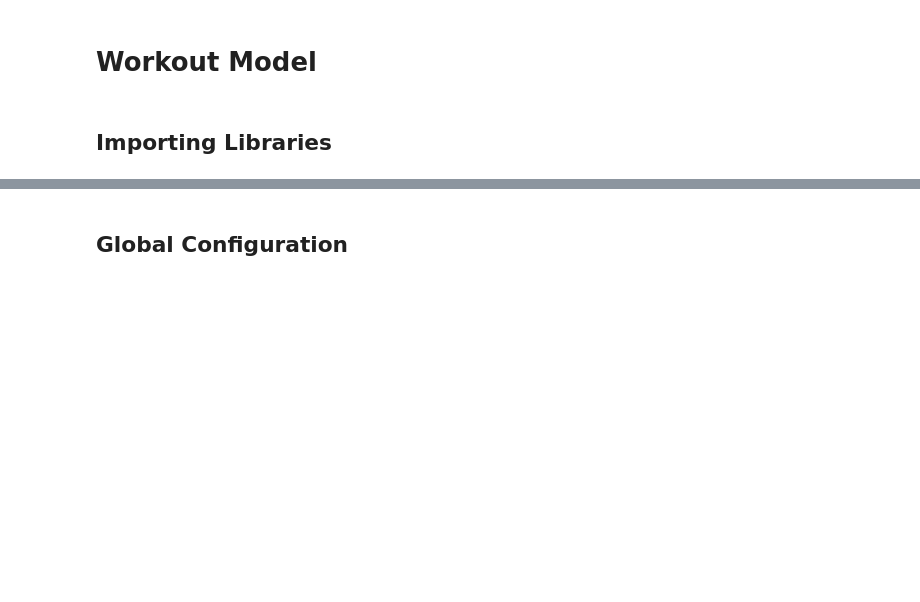
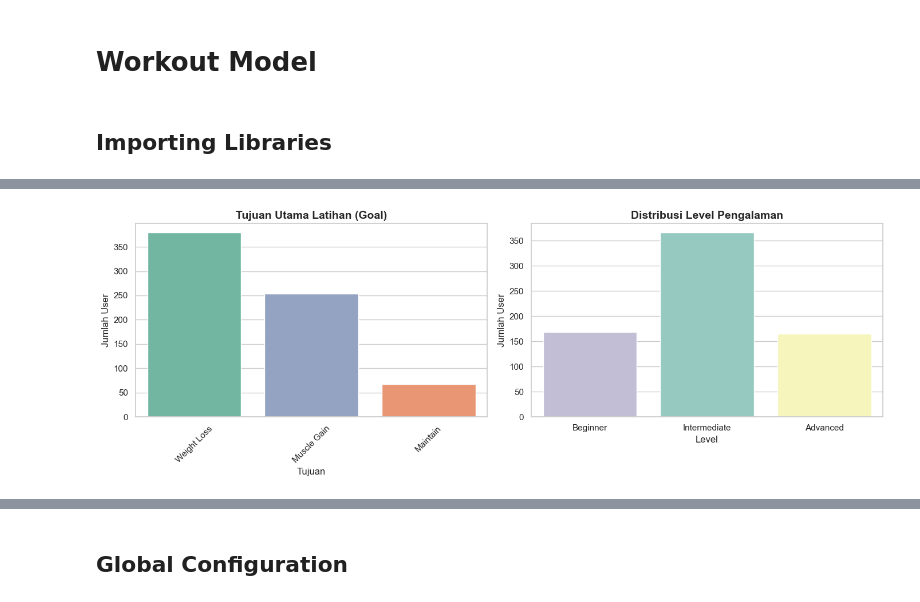
Before and after one commit to crisvito/viktorifit-ml, a Jupyter notebook: notebooks/models/modeling_dataset_workout.ipynb, the cells around one changed output, grey strips where cells are left out. Drawn from its saved outputs; the diff is of its cells as text; code cells hidden in the pictures; blank space fills up the shorter version.

```diff
--- a/notebooks/models/modeling_dataset_workout.ipynb
+++ b/notebooks/models/modeling_dataset_workout.ipynb
@@ -11,0 +57,22 @@ from sklearn.model_selection import train_test_split
+# %%
+plt.figure(figsize=(14, 5))
+
+# Grafik 3: Tujuan Diet/Latihan (Goal)
+plt.subplot(1, 2, 1)
+sns.countplot(data=df_users, x='Goal_x', hue='Goal_x', palette='Set2', legend=False, order=df_users['Goal_x'].value_counts().index)
+plt.title('Tujuan Utama Latihan (Goal)', fontsize=14, fontweight='bold')
+plt.xlabel('Tujuan')
+plt.ylabel('Jumlah User')
+plt.xticks(rotation=45)
+
+# Grafik 4: Level Pengalaman
+plt.subplot(1, 2, 2)
+sns.countplot(data=df_users, x='level_x', hue='level_x', palette='Set3', legend=False, order=['Beginner', 'Intermediate', 'Advanced'])
+plt.title('Distribusi Level Pengalaman', fontsize=14, fontweight='bold')
+plt.xlabel('Level')
+plt.ylabel('Jumlah User')
+
+plt.tight_layout()
+plt.show()
+# %% [output]
+[figure, added]
```
Also changed, not shown: parts of 6 cells of this notebook, 6 other files.
